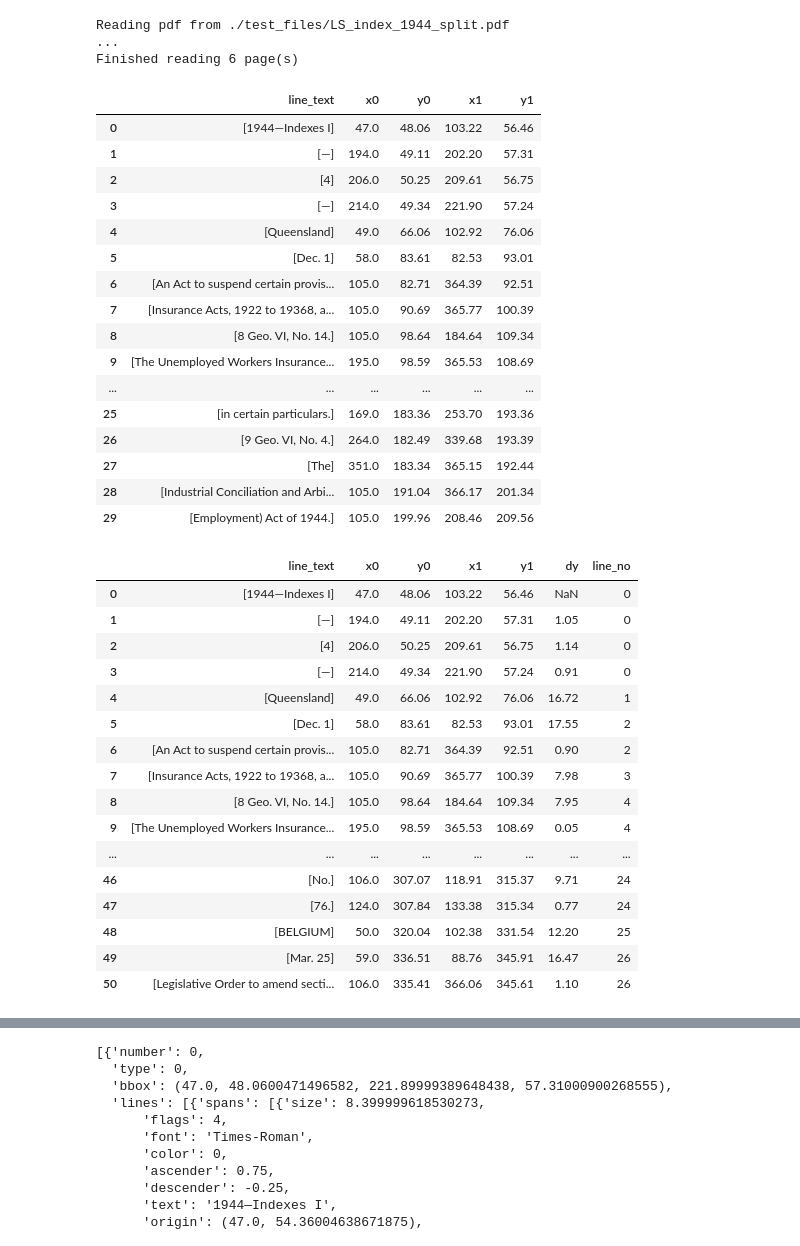
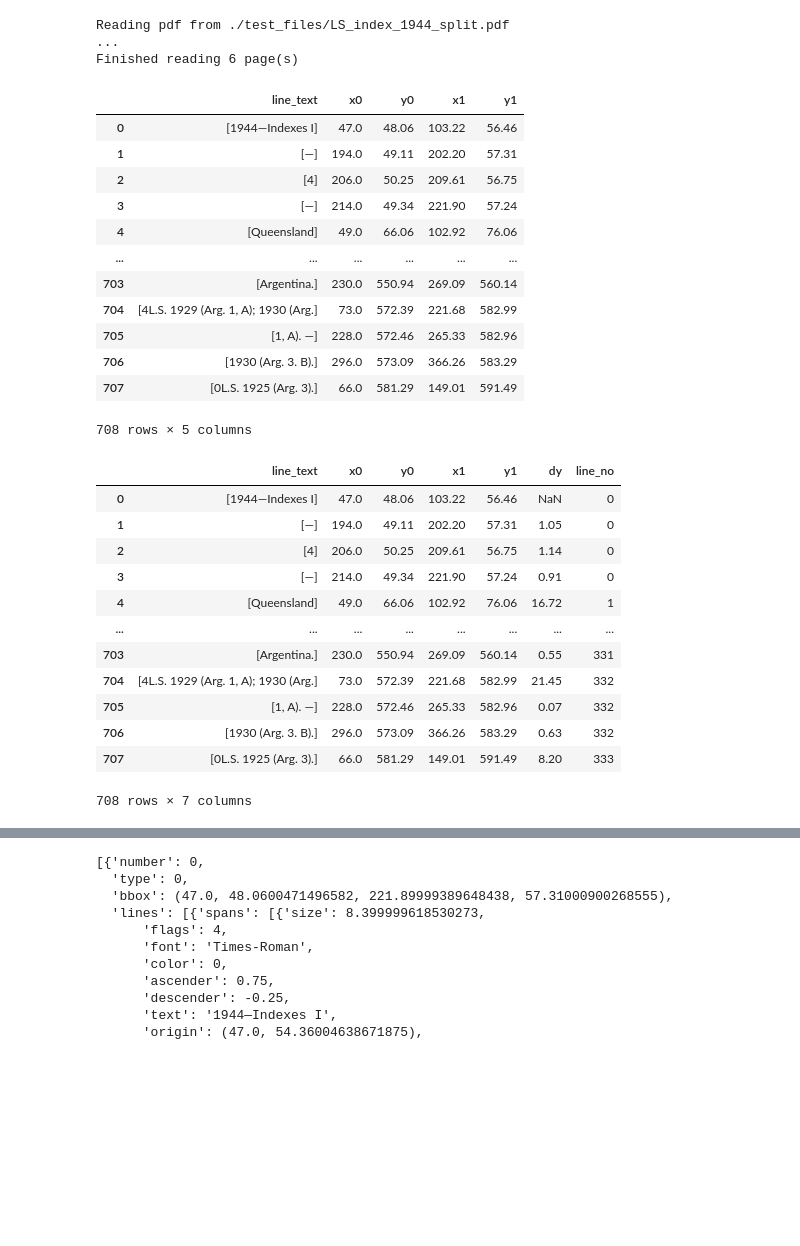
Before and after one commit to jeusa/indexex, a Jupyter notebook: index_extraction.ipynb, the cells around one changed output, grey strips where cells are left out. Drawn from its saved outputs; the diff is of its cells as text; code cells hidden in the pictures; blank space fills up the shorter version.

```diff
--- a/index_extraction.ipynb
+++ b/index_extraction.ipynb
@@ -44,6 +17,6 @@ def merge_paper(paper):
 # %%
 test_files_dir = "./test_files/"
-test_files = list_files(test_files_dir)
+test_files = util.list_files(test_files_dir)
 test_files
 # %% [output]
 ['./test_files/LS_index_1937.pdf',
@@ -76,5 +29,5 @@ def read_pdf(path, print_info=True):
 # %%
-pages, dicts = read_pdf(test_files[6])
+pages, dicts = util.read_pdf(test_files[6])
 # %% [output]
 Reading pdf from ./test_files/LS_index_1944_split.pdf
 ...
@@ -84,15 +37,16 @@ page_b = dicts[3]["blocks"]
 page_lines = []
 lines_bbox = []
 
-for b in page_b:
-    for l in b["lines"]:
-        line = []
-        bbox = l["bbox"]
-        for s in l["spans"]:
-            line.append(s["text"])
+for p in dicts:
+    for b in p["blocks"]:
+        for l in b["lines"]:
+            line = []
+            bbox = l["bbox"]
+            for s in l["spans"]:
+                line.append(s["text"])
 
-        page_lines.append(line)
-        lines_bbox.append(bbox)
+            page_lines.append(line)
+            lines_bbox.append(bbox)
 # %%
 d = 2
 lines_df = pd.DataFrame({
@@ -103,8 +57,7 @@ lines_df = pd.DataFrame({
     "y1": [round(b[3], d) for b in lines_bbox],
 })
 
-lines_df = lines_df.drop(40)
-lines_df.head(30)
+lines_df
 # %% [output]
 |  | line_text | x0 | y0 | x1 | y1 |
 | 0 | [1944—Indexes I] | 47.0 | 48.06 | 103.22 | 56.46 |
@@ -112,38 +65,30 @@ lines_df.head(30)
 | 2 | [4] | 206.0 | 50.25 | 209.61 | 56.75 |
 | 3 | [—] | 214.0 | 49.34 | 221.90 | 57.24 |
 | 4 | [Queensland] | 49.0 | 66.06 | 102.92 | 76.06 |
-| 5 | [Dec. 1] | 58.0 | 83.61 | 82.53 | 93.01 |
-| 6 | [An Act to suspend certain provis... | 105.0 | 82.71 | 364.39 | 92.51 |
-| 7 | [Insurance Acts, 1922 to 19368, a... | 105.0 | 90.69 | 365.77 | 100.39 |
-| 8 | [8 Geo. VI, No. 14.] | 105.0 | 98.64 | 184.64 | 109.34 |
-| 9 | [The Unemployed Workers Insurance... | 195.0 | 98.59 | 365.53 | 108.69 |
 | ... | ... | ... | ... | ... | ... |
-| 25 | [in certain particulars.] | 169.0 | 183.36 | 253.70 | 193.36 |
-| 26 | [9 Geo. VI, No. 4.] | 264.0 | 182.49 | 339.68 | 193.39 |
-| 27 | [The] | 351.0 | 183.34 | 365.15 | 192.44 |
-| 28 | [Industrial Conciliation and Arbi... | 105.0 | 191.04 | 366.17 | 201.34 |
-| 29 | [Employment) Act of 1944.] | 105.0 | 199.96 | 208.46 | 209.56 |
+| 703 | [Argentina.] | 230.0 | 550.94 | 269.09 | 560.14 |
+| 704 | [4L.S. 1929 (Arg. 1, A); 1930 (Arg.] | 73.0 | 572.39 | 221.68 | 582.99 |
+| 705 | [1, A). —] | 228.0 | 572.46 | 265.33 | 582.96 |
+| 706 | [1930 (Arg. 3. B).] | 296.0 | 573.09 | 366.26 | 583.29 |
+| 707 | [0L.S. 1925 (Arg. 3).] | 66.0 | 581.29 | 149.01 | 591.49 |
+708 rows × 5 columns
 # %%
 lines_df["dy"] = lines_df["y0"].diff(periods=1).abs()
 lines_df["line_no"] = lines_df["dy"].gt(4).cumsum()
 
-lines_df.head(50)
+lines_df
 # %% [output]
 |  | line_text | x0 | y0 | x1 | y1 | dy | line_no |
 | 0 | [1944—Indexes I] | 47.0 | 48.06 | 103.22 | 56.46 | NaN | 0 |
 | 1 | [—] | 194.0 | 49.11 | 202.20 | 57.31 | 1.05 | 0 |
 | 2 | [4] | 206.0 | 50.25 | 209.61 | 56.75 | 1.14 | 0 |
 | 3 | [—] | 214.0 | 49.34 | 221.90 | 57.24 | 0.91 | 0 |
 | 4 | [Queensland] | 49.0 | 66.06 | 102.92 | 76.06 | 16.72 | 1 |
-| 5 | [Dec. 1] | 58.0 | 83.61 | 82.53 | 93.01 | 17.55 | 2 |
-| 6 | [An Act to suspend certain provis... | 105.0 | 82.71 | 364.39 | 92.51 | 0.90 | 2 |
-| 7 | [Insurance Acts, 1922 to 19368, a... | 105.0 | 90.69 | 365.77 | 100.39 | 7.98 | 3 |
-| 8 | [8 Geo. VI, No. 14.] | 105.0 | 98.64 | 184.64 | 109.34 | 7.95 | 4 |
-| 9 | [The Unemployed Workers Insurance... | 195.0 | 98.59 | 365.53 | 108.69 | 0.05 | 4 |
 | ... | ... | ... | ... | ... | ... | ... | ... |
-| 46 | [No.] | 106.0 | 307.07 | 118.91 | 315.37 | 9.71 | 24 |
-| 47 | [76.] | 124.0 | 307.84 | 133.38 | 315.34 | 0.77 | 24 |
-| 48 | [BELGIUM] | 50.0 | 320.04 | 102.38 | 331.54 | 12.20 | 25 |
-| 49 | [Mar. 25] | 59.0 | 336.51 | 88.76 | 345.91 | 16.47 | 26 |
-| 50 | [Legislative Order to amend secti... | 106.0 | 335.41 | 366.06 | 345.61 | 1.10 | 26 |
+| 703 | [Argentina.] | 230.0 | 550.94 | 269.09 | 560.14 | 0.55 | 331 |
+| 704 | [4L.S. 1929 (Arg. 1, A); 1930 (Arg.] | 73.0 | 572.39 | 221.68 | 582.99 | 21.45 | 332 |
+| 705 | [1, A). —] | 228.0 | 572.46 | 265.33 | 582.96 | 0.07 | 332 |
+| 706 | [1930 (Arg. 3. B).] | 296.0 | 573.09 | 366.26 | 583.29 | 0.63 | 332 |
+| 707 | [0L.S. 1925 (Arg. 3).] | 66.0 | 581.29 | 149.01 | 591.49 | 8.20 | 333 |
+708 rows × 7 columns
 # %%
```
Also changed, not shown: parts of 21 cells of this notebook, 2 other files.
